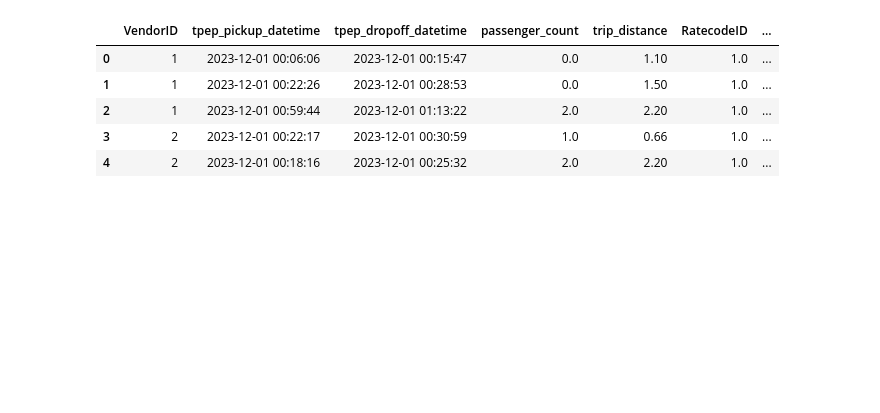
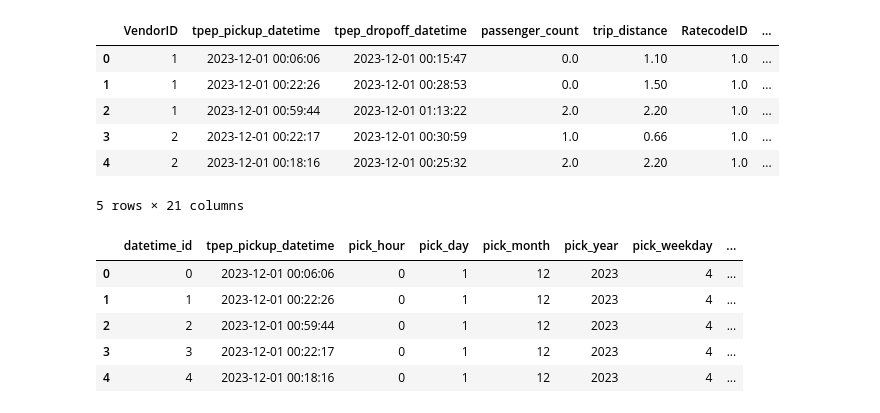
Before and after one commit to BertrandConxy/Uber-data-analytics, a Jupyter notebook: data_transformation_notebook.ipynb, the cells around one changed output. Saved outputs shown, nothing was run; the diff lists cells and outputs as text; code cells hidden in the pictures; blank space fills up the shorter version.

```diff
--- a/data_transformation_notebook.ipynb
+++ b/data_transformation_notebook.ipynb
@@ -37,7 +37,7 @@ df['tpep_dropoff_datetime'] = pd.to_datetime(df['tpep_dropoff_datetime'])
 # %%
 df = df.drop_duplicates().reset_index(drop=True)
 # %%
-df['trip_index'] = df.index
+df['trip_id'] = df.index
 # %%
 df.head()
 # %% [output]
@@ -47,3 +47,35 @@ df.head()
 | 2 | 1 | 2023-12-01 00:59:44 | 2023-12-01 01:13:22 | 2.0 | 2.20 | 1.0 | ... |
 | 3 | 2 | 2023-12-01 00:22:17 | 2023-12-01 00:30:59 | 1.0 | 0.66 | 1.0 | ... |
 | 4 | 2 | 2023-12-01 00:18:16 | 2023-12-01 00:25:32 | 2.0 | 2.20 | 1.0 | ... |
+5 rows × 21 columns
+# %%
+datetime_dim = df[['tpep_pickup_datetime','tpep_dropoff_datetime']].reset_index(drop=True)
+datetime_dim['tpep_pickup_datetime'] = datetime_dim['tpep_pickup_datetime']
+datetime_dim['pick_hour'] = datetime_dim['tpep_pickup_datetime'].dt.hour
+datetime_dim['pick_day'] = datetime_dim['tpep_pickup_datetime'].dt.day
+datetime_dim['pick_month'] = datetime_dim['tpep_pickup_datetime'].dt.month
+datetime_dim['pick_year'] = datetime_dim['tpep_pickup_datetime'].dt.year
+datetime_dim['pick_weekday'] = datetime_dim['tpep_pickup_datetime'].dt.weekday
+
+datetime_dim['tpep_dropoff_datetime'] = datetime_dim['tpep_dropoff_datetime']
+datetime_dim['drop_hour'] = datetime_dim['tpep_dropoff_datetime'].dt.hour
+datetime_dim['drop_day'] = datetime_dim['tpep_dropoff_datetime'].dt.day
+datetime_dim['drop_month'] = datetime_dim['tpep_dropoff_datetime'].dt.month
+datetime_dim['drop_year'] = datetime_dim['tpep_dropoff_datetime'].dt.year
+datetime_dim['drop_weekday'] = datetime_dim['tpep_dropoff_datetime'].dt.weekday
+
+
+datetime_dim['datetime_id'] = datetime_dim.index
+
+# datetime_dim = datetime_dim.rename(columns={'tpep_pickup_datetime': 'datetime_id'}).reset_index(drop=True)
+datetime_dim = datetime_dim[['datetime_id', 'tpep_pickup_datetime', 'pick_hour', 'pick_day', 'pick_month', 'pick_year', 'pick_weekday',
+                             'tpep_dropoff_datetime', 'drop_hour', 'drop_day', 'drop_month', 'drop_year', 'drop_weekday']]
+#
+datetime_dim.head()
+# %% [output]
+|  | datetime_id | tpep_pickup_datetime | pick_hour | pick_day | pick_month | pick_year | pick_weekday | ... |
+| 0 | 0 | 2023-12-01 00:06:06 | 0 | 1 | 12 | 2023 | 4 | ... |
+| 1 | 1 | 2023-12-01 00:22:26 | 0 | 1 | 12 | 2023 | 4 | ... |
+| 2 | 2 | 2023-12-01 00:59:44 | 0 | 1 | 12 | 2023 | 4 | ... |
+| 3 | 3 | 2023-12-01 00:22:17 | 0 | 1 | 12 | 2023 | 4 | ... |
+| 4 | 4 | 2023-12-01 00:18:16 | 0 | 1 | 12 | 2023 | 4 | ... |
```
Also changed, not shown: parts of 12 cells of this notebook.
